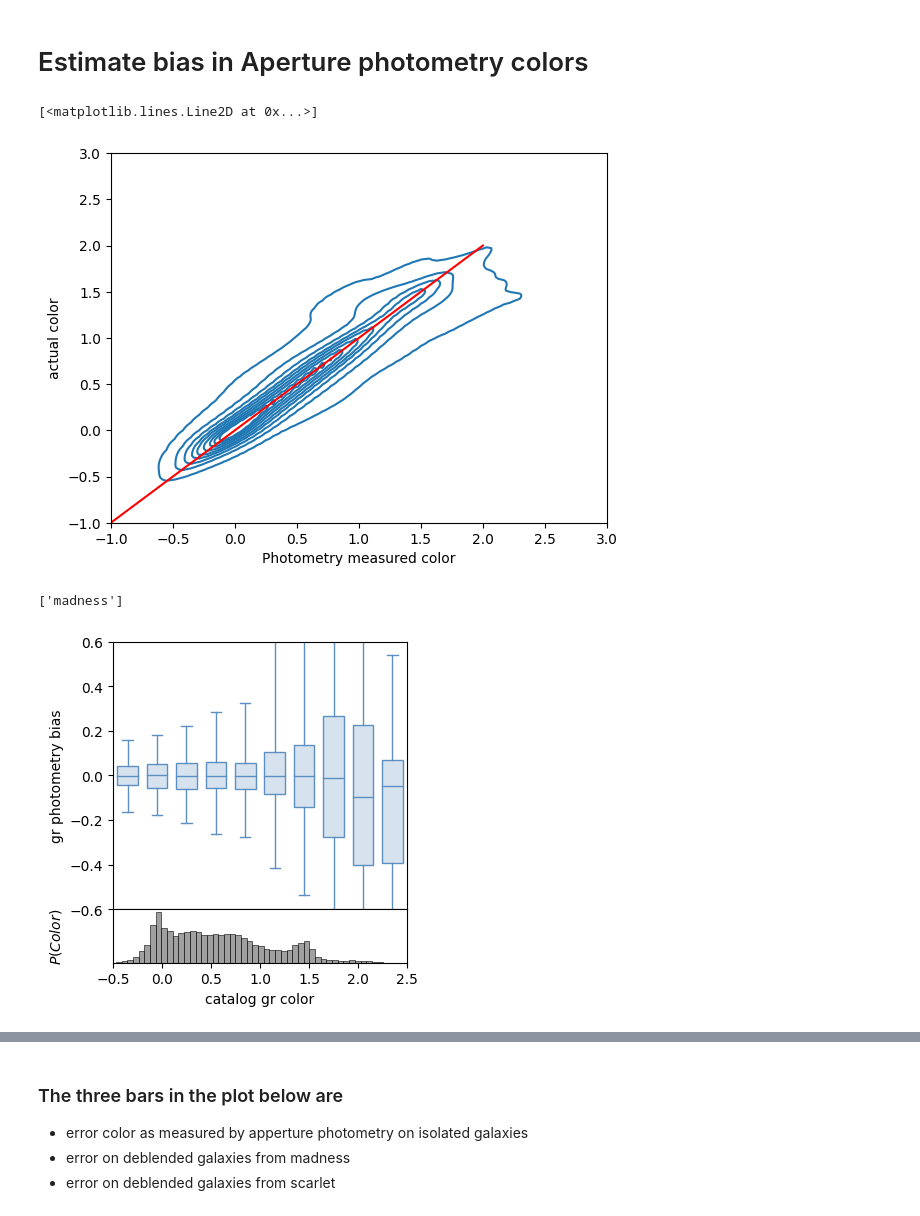
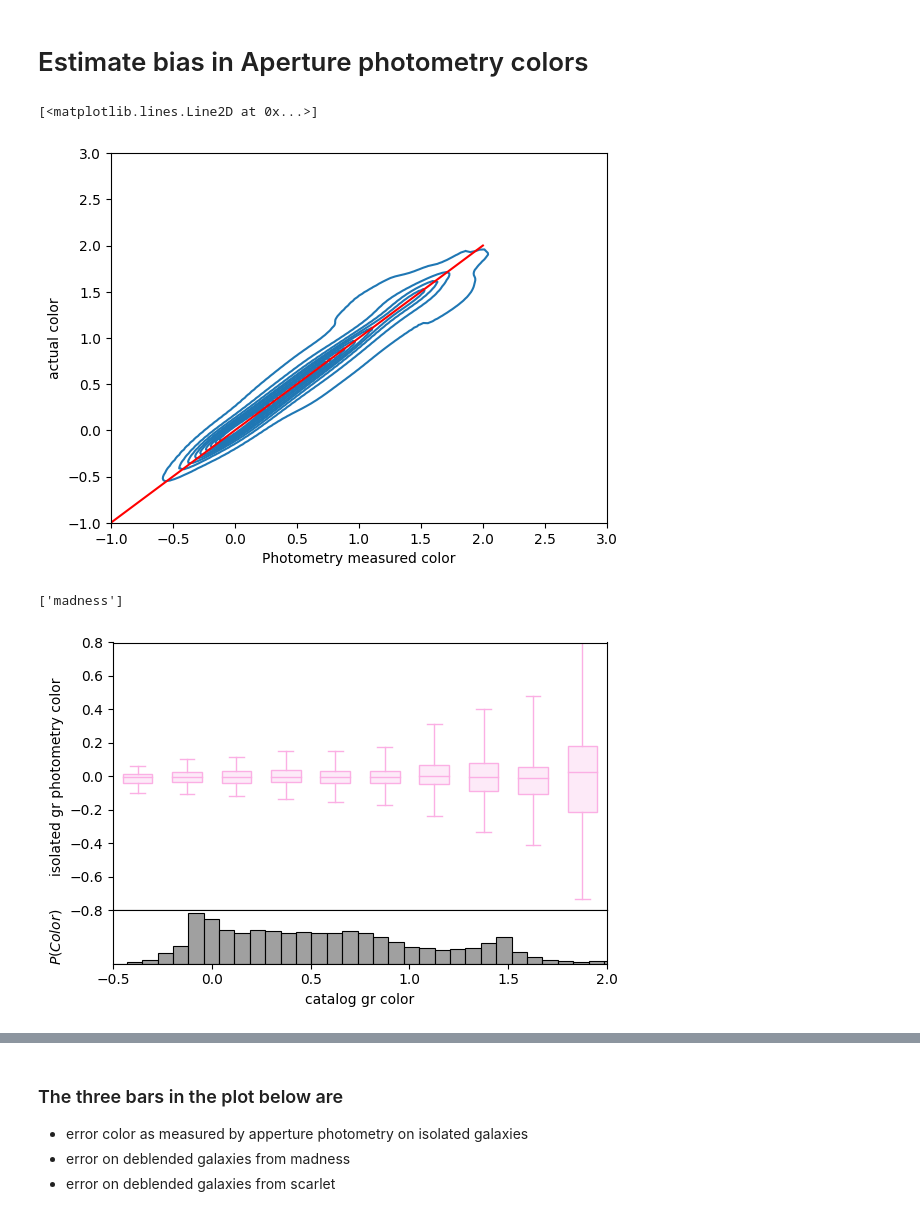
Before and after one commit to b-biswas/MADNESS-legacy, a Jupyter notebook: notebooks/compare_color_results_high_density.ipynb, the cells around one changed output, grey strips where cells are left out. Cells and saved outputs as stored; diff of their text form; code cells hidden in the pictures.

Commit message:
updating results only for high density for now

```diff
--- a/notebooks/compare_color_results_high_density.ipynb
+++ b/notebooks/compare_color_results_high_density.ipynb
@@ -28,10 +31,13 @@ result_dir_path = os.path.join(data_path, run_name)
+# %%
+blended_plot_color = sns.color_palette("colorblind")[1]
+isolated_plot_color = sns.color_palette("colorblind")[6]
 # %%
 madness_results=[]
 scarlet_results=[]
 actual_photometry = []
 blended_photometry = []
 
-for file_num in range(75):
+for file_num in range(30):
 
     madness_results.append(pd.read_pickle(os.path.join(result_dir_path, "madness_results", str(file_num) + ".pkl")))
     scarlet_results.append(pd.read_pickle(os.path.join(data_path, "scarlet_results", str(file_num) + ".pkl")))
@@ -138,7 +144,7 @@ color_bands[0]
 # %%
 phot_color = actual_photometry[color_bands[0]+"_phot_mag"].values - actual_photometry[color_bands[1]+"_phot_mag"].values
 true_color = madness_results[color_bands[0]+"_ab"].values - madness_results[color_bands[1] + "_ab"].values
-blended_color = blended_photometry[color_bands[0]+"_phot_mag"].values - actual_photometry[color_bands[1]+"_phot_mag"].values
+blended_color = blended_photometry[color_bands[0]+"_phot_mag"].values - blended_photometry[color_bands[1]+"_phot_mag"].values
 
 madness_results[color_bands+'_color'] = madness_results[color_bands[0]+"_phot_mag"] - madness_results[color_bands[1]+"_phot_mag"]
 scarlet_results[color_bands+'_color'] = scarlet_results[color_bands[0]+"_phot_mag"] - scarlet_results[color_bands[1]+"_phot_mag"]
@@ -185,29 +191,29 @@ plt.ylim(-1,3)
 plt.plot(np.arange(-1,3),np.arange(-1,3),color='r')
 # %% [output]
 [<matplotlib.lines.Line2D at 0x...>]
-[figure, old version]
+[figure, new version]
 # %%
 fig, median_shear, q1_shear, q3_shear, whislo_shear, whishi_shear = maddeb.boxplot.boxplot_func(
     boxplot_color_df[boxplot_color_df["type"] == "madness"],
     x = color_bands+"_truth", y = color_bands+"_phot_bias", z = "type",
-    xlim = (-.5, 2.5),
-    ylim = (-.6, .6),
+    xlim = (-.5, 2),
+    ylim = (-.8, .8),
     x_scale = None,
-    legend = ['madness', 'scarlet'],
+    legend = [],
     x_label=f"catalog {color_bands} color",
-    y_label = f'{color_bands} photometry bias',
+    y_label = f'isolated {color_bands} photometry color',
     y_label_hist=r'$P(Color)$',
     legend_remove = True,
     whis = [5, 95],
     percents = [25, 75],
-    palette=mpl.cm.RdYlBu([0.85,0.15]),#0.35,
+    palette=[isolated_plot_color],#0.35,
     nbins = 10,
 )
 plt.savefig(os.path.join("results", density_level + "_density", "bias_color_box_plot.pdf"))
-plt.savefig(os.path.join("results", density_level + "_density",  "bias_color_box_plot.png"))
+plt.savefig(os.path.join("results", density_level + "_density", "bias_color_box_plot.png"))
 # %% [output]
 ['madness']
-[figure, old version]
+[figure, new version]
 # %%
 fig, median_shear, q1_shear, q3_shear, whislo_shear, whishi_shear = maddeb.boxplot.boxplot_func(
     boxplot_color_df[boxplot_color_df["type"] == "madness"],
```
Also changed, not shown: parts of 30 cells of this notebook, 2 other files.
